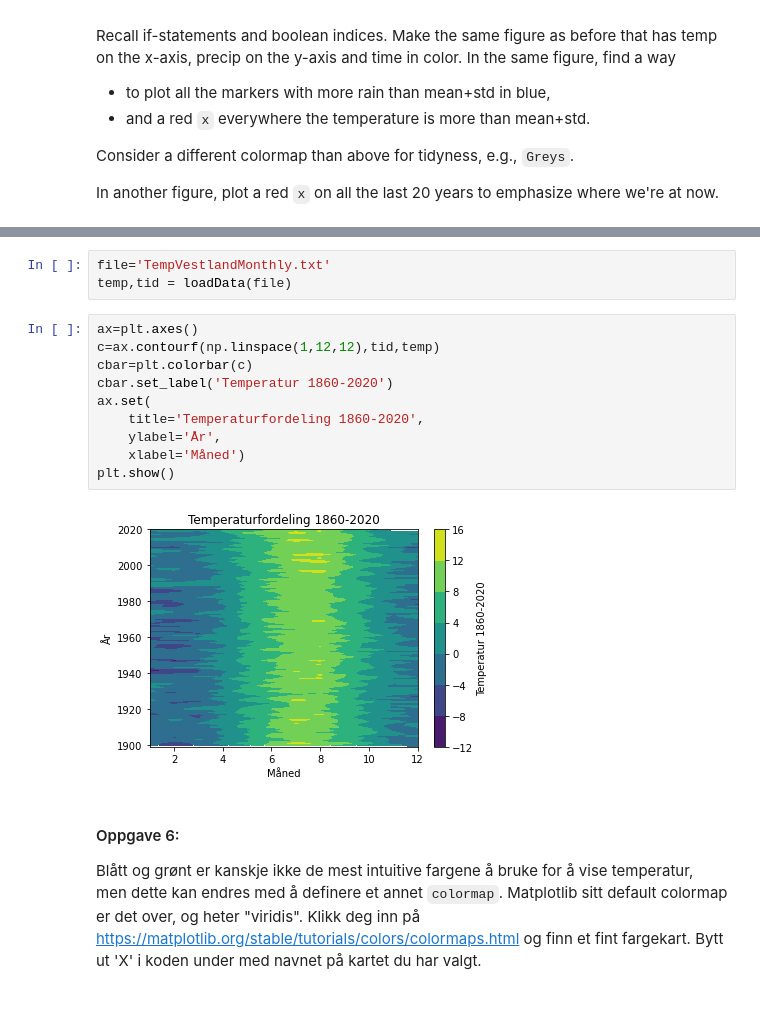
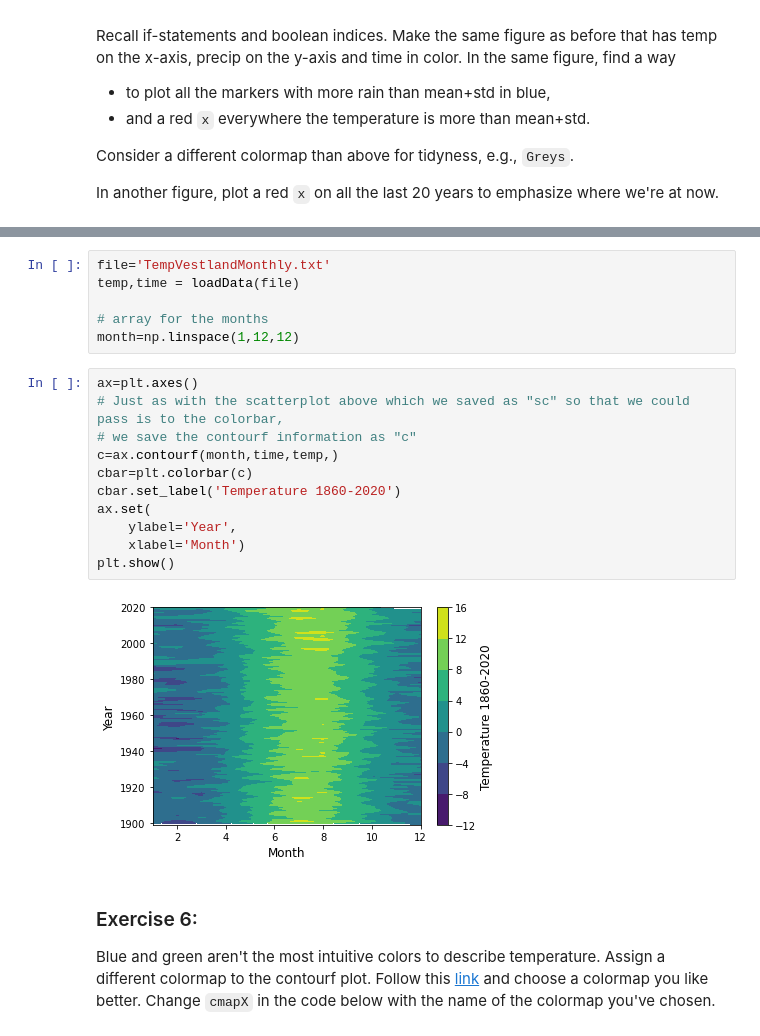
Before and after one commit to julienweihs/GEOF, a Jupyter notebook: Jupyter/Figures.ipynb, the cells around one changed output, grey strips where cells are left out. Cells and saved outputs as stored; diff of their text form; blank space fills up the shorter version.

```diff
--- a/Jupyter/Figures.ipynb
+++ b/Jupyter/Figures.ipynb
@@ -322,21 +296,25 @@ Den siste måten å fremstille data på som vi går gjennom i denne oppgaven er
 # %%
 file='TempVestlandMonthly.txt'
-temp,tid = loadData(file)
+temp,time = loadData(file)
+
+# array for the months
+month=np.linspace(1,12,12)
 # %%
 ax=plt.axes()
-c=ax.contourf(np.linspace(1,12,12),tid,temp)
+# Just as with the scatterplot above which we saved as "sc" so that we could pass is to the colorbar,
+# we save the contourf information as "c"
+c=ax.contourf(month,time,temp,)
 cbar=plt.colorbar(c)
-cbar.set_label('Temperatur 1860-2020')
+cbar.set_label('Temperature 1860-2020')
 ax.set(
-    title='Temperaturfordeling 1860-2020',
-    ylabel='År',
-    xlabel='Måned')
+    ylabel='Year',
+    xlabel='Month')
 plt.show()
 # %% [output]
-[figure, old version]
+[figure, new version]
-# %% [markdown]
-#### Oppgave 6:
-
-Blått og grønt er kanskje ikke de mest intuitive fargene å bruke for å vise temperatur, men dette kan endres med å definere et annet `colormap`. Matplotlib sitt default colormap er det over, og heter "viridis". Klikk deg inn på https://matplotlib.org/stable/tutorials/colors/colormaps.html og finn et fint fargekart. Bytt ut 'X' i koden under med navnet på kartet du har valgt.
+# %% [markdown]
+### Exercise 6:
+
+Blue and green aren't the most intuitive colors to describe temperature. Assign a different colormap to the contourf plot. Follow this [link](https://matplotlib.org/stable/tutorials/colors/colormaps.html) and choose a colormap you like better. Change `cmapX` in the code below with the name of the colormap you've chosen.
 # %%
 ax=plt.axes()
```
Also changed, not shown: parts of 8 cells of this notebook.
